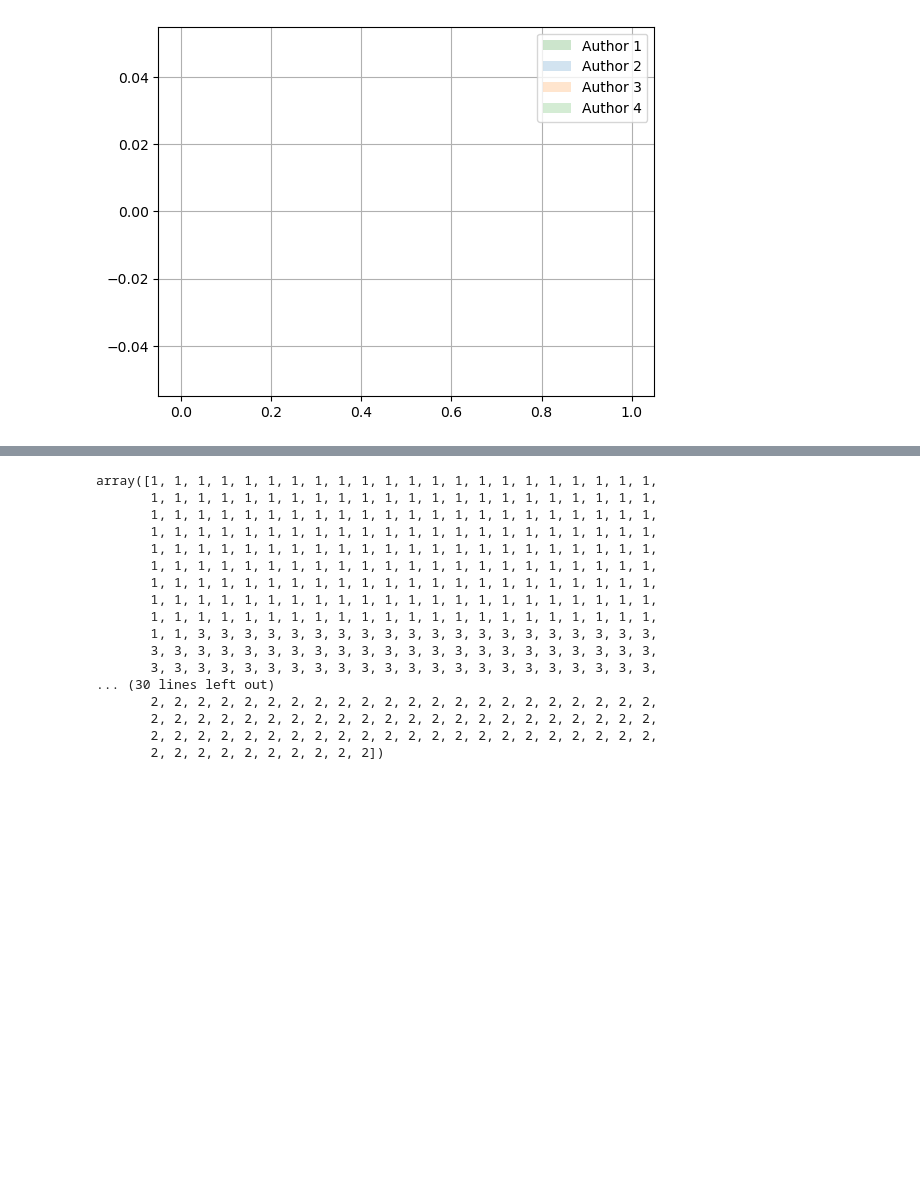
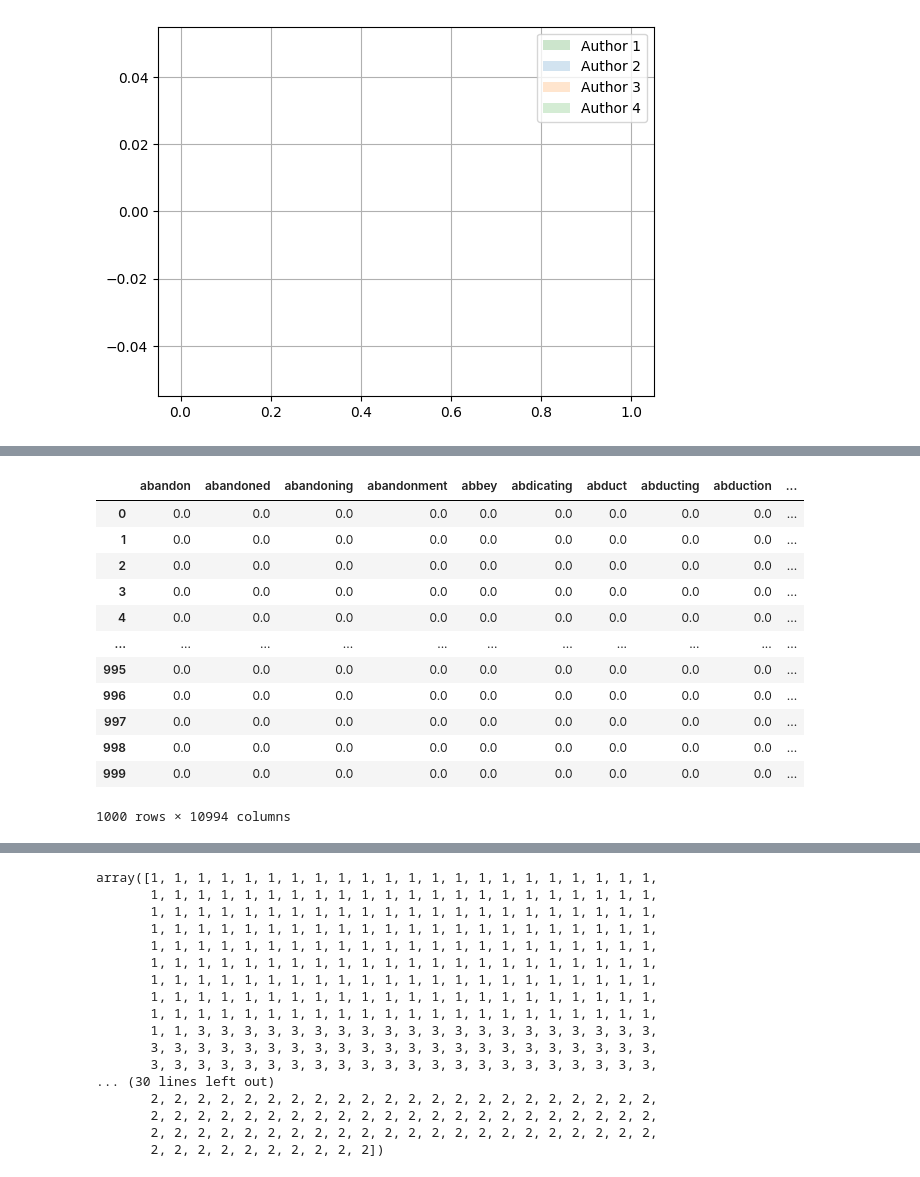
Before and after one commit to AhmedNasser916/Book-Classifaction, a Jupyter notebook: Books Classification.ipynb, the cells around one changed output, grey strips where cells are left out. Drawn from its saved outputs; the diff is of its cells as text; code cells hidden in the pictures; blank space fills up the shorter version.

```diff
--- a/Books Classification.ipynb
+++ b/Books Classification.ipynb
@@ -218,5 +256,25 @@ df
 # %%
 # transform the data to a tf-idf representation
 from sklearn.feature_extraction.text import TfidfVectorizer
-vect = TfidfVectorizer()
-X_dtm = vect.fit_transform(X)
+tfidf_vectorizer = TfidfVectorizer()
+tfidf_vectorizer_vectors=tfidf_vectorizer.fit_transform(df_books["sentence"])
+#print(tfidf_vectorizer_vectors.toarray())
+#print(tfidf_vectorizer.get_feature_names())
+df1 = pd.DataFrame(tfidf_vectorizer_vectors.toarray(),columns=tfidf_vectorizer.get_feature_names())
+
+
+df1
+# %% [output]
+|  | abandon | abandoned | abandoning | abandonment | abbey | abdicating | abduct | abducting | abduction | ... |
+| 0 | 0.0 | 0.0 | 0.0 | 0.0 | 0.0 | 0.0 | 0.0 | 0.0 | 0.0 | ... |
+| 1 | 0.0 | 0.0 | 0.0 | 0.0 | 0.0 | 0.0 | 0.0 | 0.0 | 0.0 | ... |
+| 2 | 0.0 | 0.0 | 0.0 | 0.0 | 0.0 | 0.0 | 0.0 | 0.0 | 0.0 | ... |
+| 3 | 0.0 | 0.0 | 0.0 | 0.0 | 0.0 | 0.0 | 0.0 | 0.0 | 0.0 | ... |
+| 4 | 0.0 | 0.0 | 0.0 | 0.0 | 0.0 | 0.0 | 0.0 | 0.0 | 0.0 | ... |
+| ... | ... | ... | ... | ... | ... | ... | ... | ... | ... | ... |
+| 995 | 0.0 | 0.0 | 0.0 | 0.0 | 0.0 | 0.0 | 0.0 | 0.0 | 0.0 | ... |
+| 996 | 0.0 | 0.0 | 0.0 | 0.0 | 0.0 | 0.0 | 0.0 | 0.0 | 0.0 | ... |
+| 997 | 0.0 | 0.0 | 0.0 | 0.0 | 0.0 | 0.0 | 0.0 | 0.0 | 0.0 | ... |
+| 998 | 0.0 | 0.0 | 0.0 | 0.0 | 0.0 | 0.0 | 0.0 | 0.0 | 0.0 | ... |
+| 999 | 0.0 | 0.0 | 0.0 | 0.0 | 0.0 | 0.0 | 0.0 | 0.0 | 0.0 | ... |
+1000 rows × 10994 columns
```
Also changed, not shown: parts of 15 cells of this notebook.
